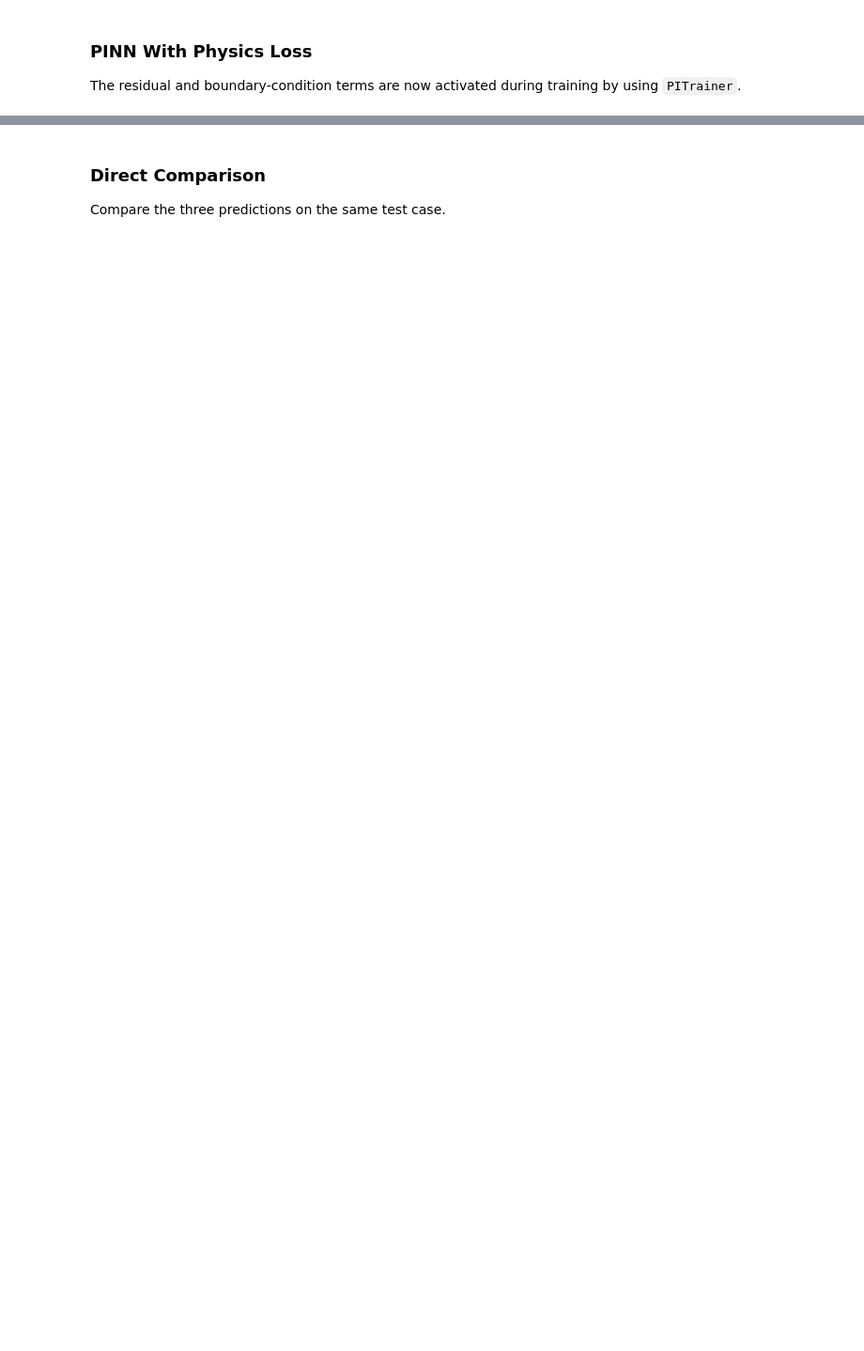
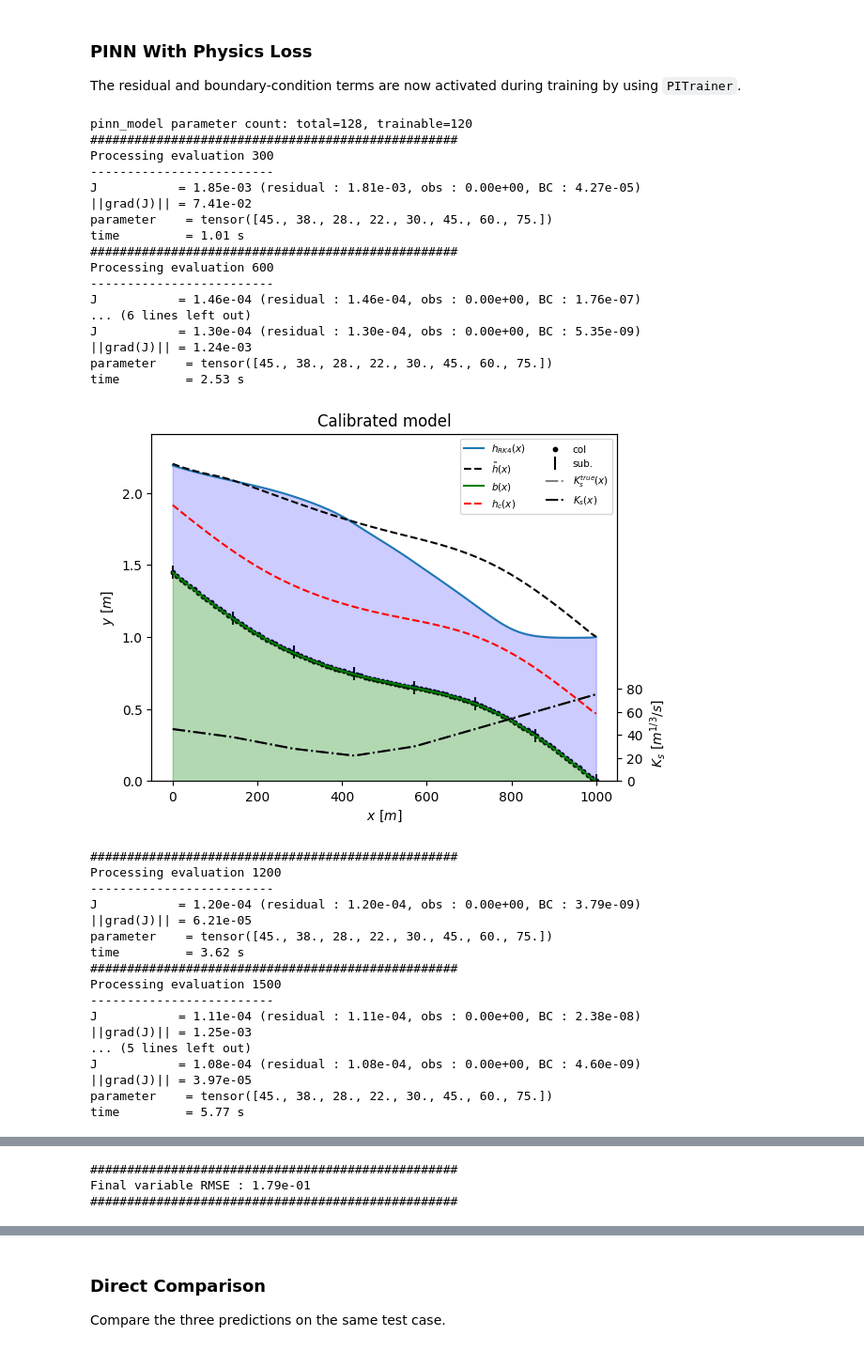
Before and after one commit to paulnovello/PP-FNO-PINN, a Jupyter notebook: fno_pinn.ipynb, the cells around one changed output, grey strips where cells are left out. Shown at 94% size. Cells and saved outputs as stored; diff of their text form; code cells hidden in the pictures; blank space fills up the shorter version.

```diff
--- a/fno_pinn.ipynb
+++ b/fno_pinn.ipynb
@@ -634,30 +837,66 @@ The residual and boundary-condition terms are now activated during training by u
 # %%
 # Step 1: build the model.
 pinn_model = PINN(
     device=device,
     layer_sizes=[1, 40, 1],
     initial_k=k_true,
     k_ref=1.0,
     seed=0,
     trainable_k=False,
 )
 print(
     f"pinn_model parameter count: total={sum(parameter.numel() for parameter in pinn_model.parameters()):,}, "
     f"trainable={sum(parameter.numel() for parameter in pinn_model.parameters() if parameter.requires_grad):,}"
 )
 pinn_trainer = PITrainer(train_k=False)
 # Step 2: train the model.
 pinn_result = pinn_trainer.fit(
     pinn_model,
     col,
-    obs,
+    obs[:0],
     ref_solution,
     pre_train_iter=100,
-    alter_steps=4,
+    alter_steps=100,
     alter_freq=(40, 10),
     scale_losses=True,
-    display_freq=(50, 200),
+    display_freq=(300, 1000),
 )
 # Step 3: evaluate the model.
 pinn_rmse = display.display_training(pinn_model, col, ref_solution)
 display.display_results(pinn_model, col, ref_solution, obs, plot_col=True)
+# %% [output]
+pinn_model parameter count: total=128, trainable=120
+##################################################
+Processing evaluation 300
+-------------------------
+J           = 1.85e-03 (residual : 1.81e-03, obs : 0.00e+00, BC : 4.27e-05)
+||grad(J)|| = 7.41e-02
+parameter    = tensor([45., 38., 28., 22., 30., 45., 60., 75.])
+time         = 1.01 s
+##################################################
+Processing evaluation 600
+-------------------------
+J           = 1.46e-04 (residual : 1.46e-04, obs : 0.00e+00, BC : 1.76e-07)
+... (6 lines left out)
+J           = 1.30e-04 (residual : 1.30e-04, obs : 0.00e+00, BC : 5.35e-09)
+||grad(J)|| = 1.24e-03
+parameter    = tensor([45., 38., 28., 22., 30., 45., 60., 75.])
+time         = 2.53 s
+[figure, added]
+##################################################
+Processing evaluation 1200
+-------------------------
+J           = 1.20e-04 (residual : 1.20e-04, obs : 0.00e+00, BC : 3.79e-09)
+||grad(J)|| = 6.21e-05
+parameter    = tensor([45., 38., 28., 22., 30., 45., 60., 75.])
+time         = 3.62 s
+##################################################
+Processing evaluation 1500
+-------------------------
+J           = 1.11e-04 (residual : 1.11e-04, obs : 0.00e+00, BC : 2.38e-08)
+||grad(J)|| = 1.25e-03
+... (5 lines left out)
+J           = 1.08e-04 (residual : 1.08e-04, obs : 0.00e+00, BC : 4.60e-09)
+||grad(J)|| = 3.97e-05
+parameter    = tensor([45., 38., 28., 22., 30., 45., 60., 75.])
+time         = 5.77 s
@@ -663,0 +940,3 @@ display.display_results(pinn_model, col, ref_solution, obs, plot_col=True)
+##################################################
+Final variable RMSE : 1.79e-01
+##################################################
```
Also changed, not shown: parts of 18 cells of this notebook, 3 other files.
